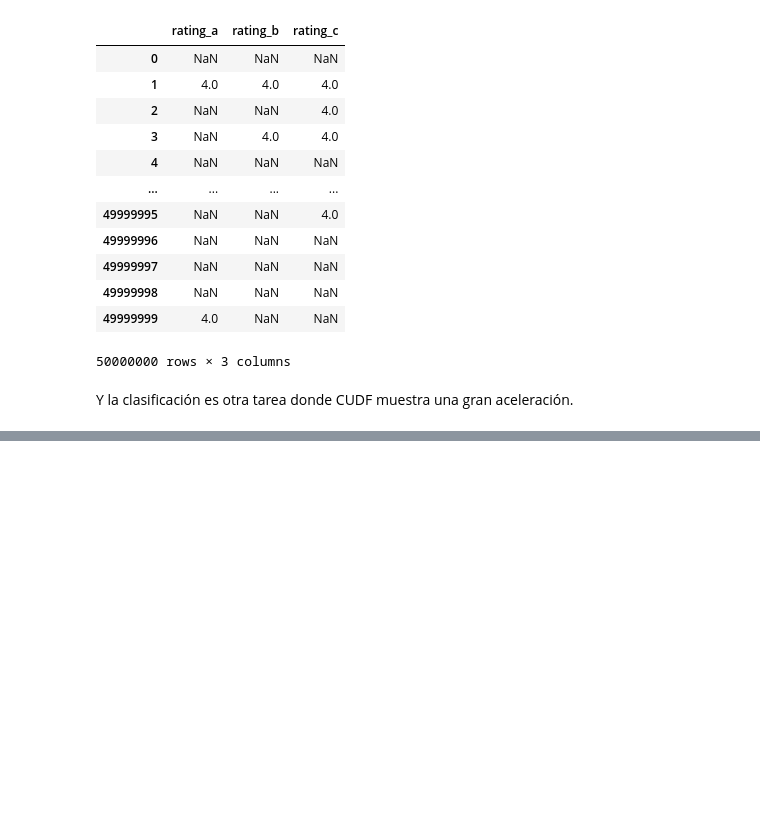
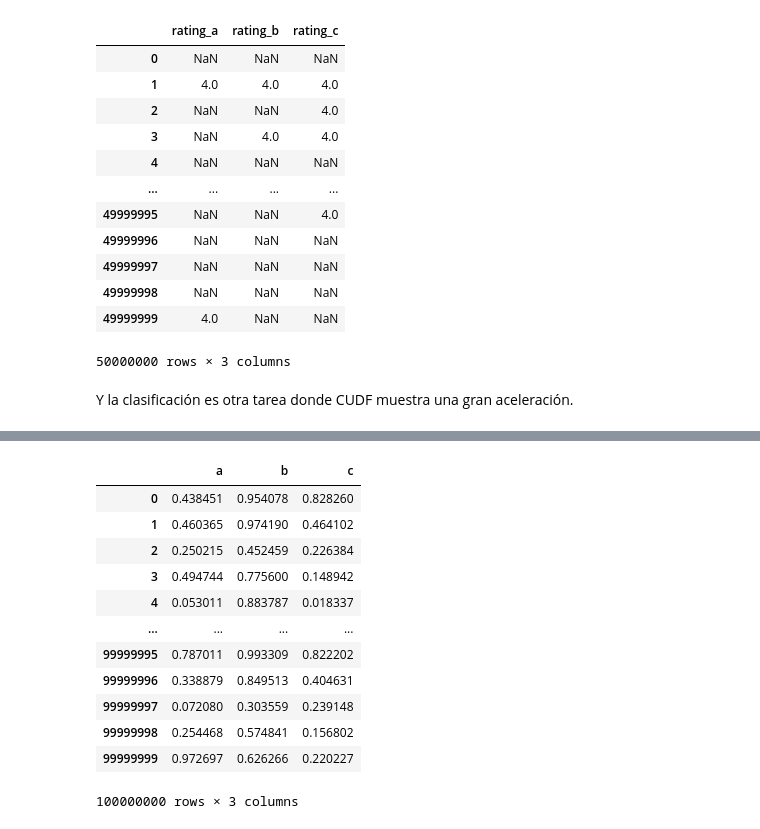
Before and after one commit to Viny2030/colabs, a Jupyter notebook: cudf_colab.ipynb, the cells around one changed output, grey strips where cells are left out. Cells and saved outputs as stored; diff of their text form; code cells hidden in the pictures; blank space fills up the shorter version.

```diff
--- a/cudf_colab.ipynb
+++ b/cudf_colab.ipynb
@@ -1121,3 +1176,7 @@ Wall time: 29.9 s
 | 53801500 | 1.000000e+00 | 0.614300 | 0.105056 |
 | 41588397 | 1.000000e+00 | 0.522105 | 0.188713 |
 100000000 rows × 3 columns
+# %%
+%%time
+pdf
+# %% [output]
@@ -1123,0 +1185,13 @@ Wall time: 29.9 s
+|  | a | b | c |
+| 0 | 0.438451 | 0.954078 | 0.828260 |
+| 1 | 0.460365 | 0.974190 | 0.464102 |
+| 2 | 0.250215 | 0.452459 | 0.226384 |
+| 3 | 0.494744 | 0.775600 | 0.148942 |
+| 4 | 0.053011 | 0.883787 | 0.018337 |
+| ... | ... | ... | ... |
+| 99999995 | 0.787011 | 0.993309 | 0.822202 |
+| 99999996 | 0.338879 | 0.849513 | 0.404631 |
+| 99999997 | 0.072080 | 0.303559 | 0.239148 |
+| 99999998 | 0.254468 | 0.574841 | 0.156802 |
+| 99999999 | 0.972697 | 0.626266 | 0.220227 |
+100000000 rows × 3 columns
```
Also changed, not shown: parts of 44 cells of this notebook.
